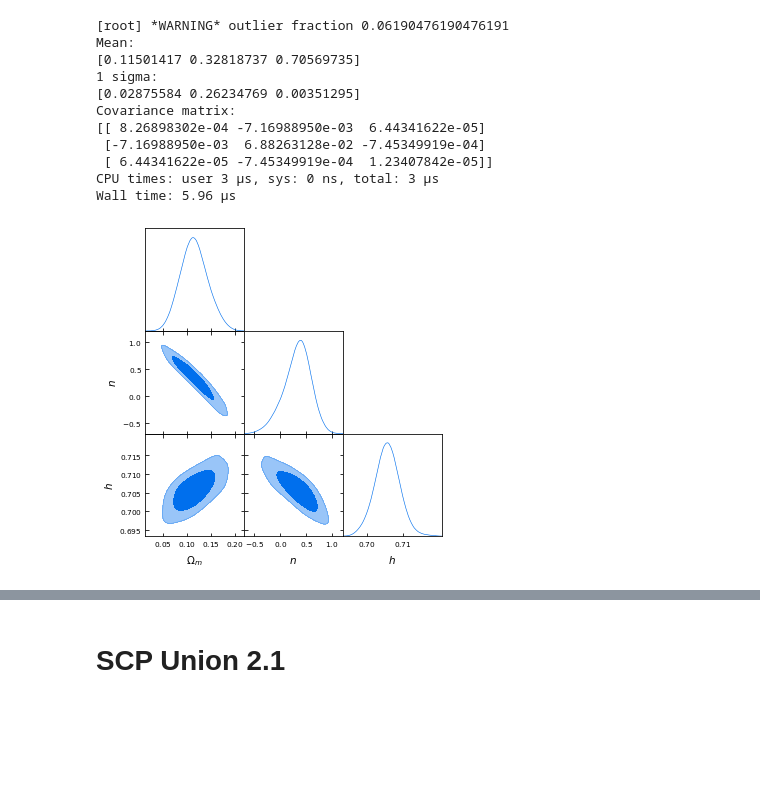
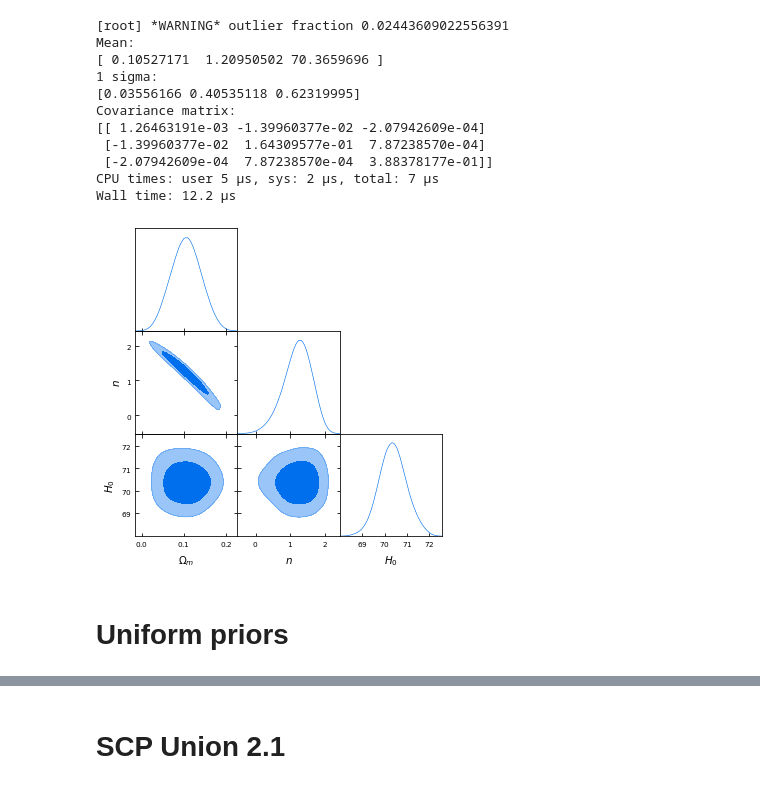
Before and after one commit to AshleyChraya/HubbleConstant-ConstraintsForVCG, a Jupyter notebook: Python Codes/Cobaya_Pantheon.ipynb, the cells around one changed output, grey strips where cells are left out. Saved outputs shown, nothing was run; the diff lists cells and outputs as text; code cells hidden in the pictures; blank space fills up the shorter version.

```diff
--- a/Python Codes/Cobaya_Pantheon.ipynb
+++ b/Python Codes/Cobaya_Pantheon.ipynb
@@ -6,10 +6,9 @@ import pandas as pd
 from math import sqrt,pow,log
 import matplotlib.cm as cm
 from scipy.integrate import quad
-import h5py
 from cobaya.run import run
 from getdist.mcsamples import MCSamplesFromCobaya
 import getdist.plots as gdplt
-# plt.rcParams["figure.figsize"] = (20,18)
-# plt.style.use('/mnt/49258d32-6ae7-47af-b8e9-cd883888e8b3/github/HubbleConstant-ConstraintsForVCG/standard.mplstyle')
+plt.rcParams["figure.figsize"] = (20,18)
+plt.style.use('/media/ash/1tb/github/HubbleConstant-ConstraintsForVCG/standard.mplstyle')
 # %%
@@ -85,14 +106,14 @@ info_PS = {"likelihood": {"agostini": lnlps}}
 from collections import OrderedDict as odict
 info_PS["params"] = odict([
         ["omega_m", {
-            "prior": { "dist": "norm", "loc": 0.09, "scale": 5*0.025}, "ref": 0.1,
+            "prior": { "dist": "norm", "loc": 0.11, "scale": 5*0.03}, "ref": 0.1,
             "latex": r"\Omega_m","proposal":0.001}],
         ["n", {
-            "prior": {"dist": "norm", "loc": 1.33, "scale": 5*0.205}, "ref": 1.2,
+            "prior": {"dist": "norm", "loc": 1.25, "scale": 5*0.26}, "ref": 1.2,
             "latex": r"n","proposal":0.001}],
-       ["h0", {
-            "prior": {"dist": "norm", "loc": 0.696, "scale": 5*0.004}, "ref": 0.7,
-            "latex": r"h","proposal":0.001}] ])
+       ["H0", {
+            "prior": {"dist": "norm", "loc":70.4, "scale": 5*0.13}, "ref": 70,
+            "latex": r"H_0","proposal":0.001}] ])
 info_PS["sampler"] = {
     "mcmc": {"burn_in": 300, "max_samples": 10000000, "Rminus1_stop": 0.1,
              "Rminus1_cl_stop": 0.1, "learn_proposal": True}}
@@ -130,41 +193,43 @@ updated_info_PS, sampler_PS = run(info_PS)
 # # Manually concatenate them in rank = 0 for some custom manipulation,
 # # skipping 1st 3rd of each chain
 
 # copy_and_skip_1st_3rd = lambda chain: chain[int(len(chain) / 3):]
 # if rank == 0:
 #     full_chain = copy_and_skip_1st_3rd(all_chains[0])
 #     for chain in all_chains[1:]:
 #         full_chain.append(copy_and_skip_1st_3rd(chain))
 #     # The combined chain is now `full_chain`
 from getdist.mcsamples import MCSamplesFromCobaya
 import getdist.plots as gdplt
 gdsamples_PS = MCSamplesFromCobaya(updated_info_PS, sampler_PS.products()["sample"],ignore_rows=0.3)
 gdplot = gdplt.getSubplotPlotter(width_inch=5)
-gdplot.triangle_plot(gdsamples_PS, ["omega_m", "n", "h0"], filled=True)
+gdplot.triangle_plot(gdsamples_PS, ["omega_m", "n", "H0"], filled=True)
 
 mean = gdsamples_PS.getMeans()[:3]
 sigma = np.sqrt(np.array(gdsamples_PS.getVars()[:3]))
 covmat = gdsamples_PS.getCovMat().matrix[:3, :3]
 # plt.savefig("figures/Pantheoncobaya.pdf", format="pdf", bbox_inches="tight")
 print("Mean:")
 print(mean)
 print("1 sigma:")
 print(sigma)
 print("Covariance matrix:")
 print(covmat)
 
 %time
 # %% [output]
-[root] *WARNING* outlier fraction 0.06190476190476191
+[root] *WARNING* outlier fraction 0.02443609022556391
 Mean:
-[0.11501417 0.32818737 0.70569735]
+[ 0.10527171  1.20950502 70.3659696 ]
 1 sigma:
-[0.02875584 0.26234769 0.00351295]
+[0.03556166 0.40535118 0.62319995]
 Covariance matrix:
-[[ 8.26898302e-04 -7.16988950e-03  6.44341622e-05]
- [-7.16988950e-03  6.88263128e-02 -7.45349919e-04]
- [ 6.44341622e-05 -7.45349919e-04  1.23407842e-05]]
-CPU times: user 3 µs, sys: 0 ns, total: 3 µs
-Wall time: 5.96 µs
+[[ 1.26463191e-03 -1.39960377e-02 -2.07942609e-04]
+ [-1.39960377e-02  1.64309577e-01  7.87238570e-04]
+ [-2.07942609e-04  7.87238570e-04  3.88378177e-01]]
+CPU times: user 5 µs, sys: 2 µs, total: 7 µs
+Wall time: 12.2 µs
-[figure, old version]
+[figure, new version]
+# %% [markdown]
+# Uniform priors
 # %%
```
Also changed, not shown: parts of 16 cells of this notebook, 8 other files.
